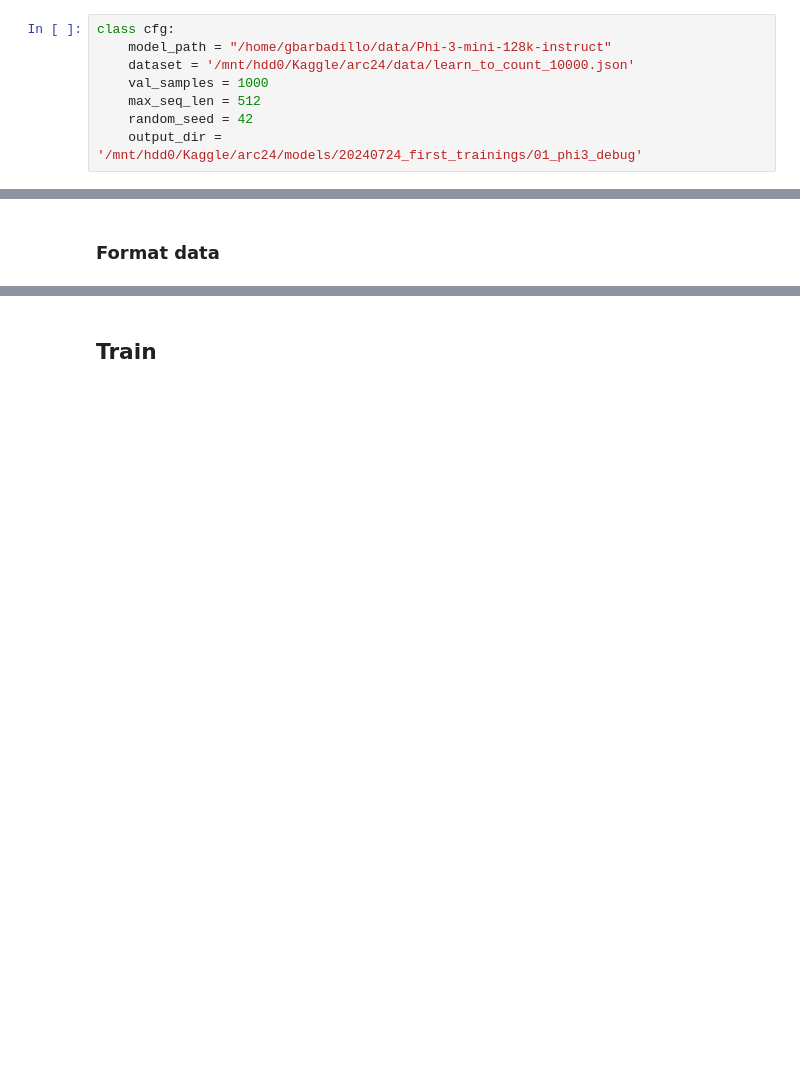
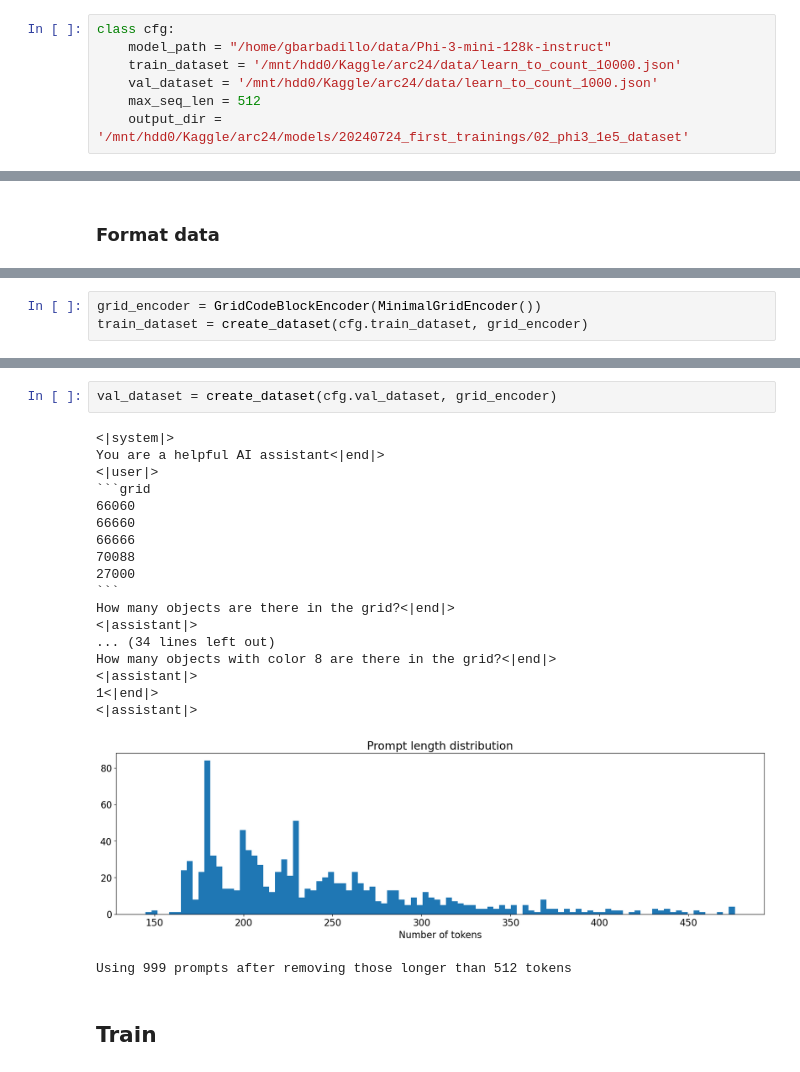
Before and after one commit to zhengjunyao-work/arc24, a Jupyter notebook: notebooks/001_llm_fine-tuning.ipynb, the cells around one changed output, grey strips where cells are left out. Drawn from its saved outputs; the diff is of its cells as text; blank space fills up the shorter version.

Commit message:
fix dataset for validation

````diff
--- a/notebooks/001_llm_fine-tuning.ipynb
+++ b/notebooks/001_llm_fine-tuning.ipynb
@@ -41,11 +41,10 @@ mpl.rcParams['font.size'] = 16
 # %%
 class cfg:
     model_path = "/home/gbarbadillo/data/Phi-3-mini-128k-instruct"
-    dataset = '/mnt/hdd0/Kaggle/arc24/data/learn_to_count_10000.json'
-    val_samples = 1000
+    train_dataset = '/mnt/hdd0/Kaggle/arc24/data/learn_to_count_10000.json'
+    val_dataset = '/mnt/hdd0/Kaggle/arc24/data/learn_to_count_1000.json'
     max_seq_len = 512
-    random_seed = 42
-    output_dir = '/mnt/hdd0/Kaggle/arc24/models/20240724_first_trainings/01_phi3_debug'
+    output_dir = '/mnt/hdd0/Kaggle/arc24/models/20240724_first_trainings/02_phi3_1e5_dataset'
 # %% [markdown]
 ## Model
 # %%
@@ -254,0 +225,3 @@ len(train_dataset)
+# %%
+grid_encoder = GridCodeBlockEncoder(MinimalGridEncoder())
+train_dataset = create_dataset(cfg.train_dataset, grid_encoder)
@@ -255,3 +248,25 @@ len(train_dataset)
+# %%
+val_dataset = create_dataset(cfg.val_dataset, grid_encoder)
+# %% [output]
+<|system|>
+You are a helpful AI assistant<|end|>
+<|user|>
+```grid
+66060
+66660
+66666
+70088
+27000
+```
+How many objects are there in the grid?<|end|>
+<|assistant|>
+... (34 lines left out)
+How many objects with color 8 are there in the grid?<|end|>
+<|assistant|>
+1<|end|>
+<|assistant|>
+[figure, added]
+Using 999 prompts after removing those longer than 512 tokens
 # %% [markdown]
 ## Train
 # %%
````
Also changed, not shown: parts of 11 cells of this notebook.
